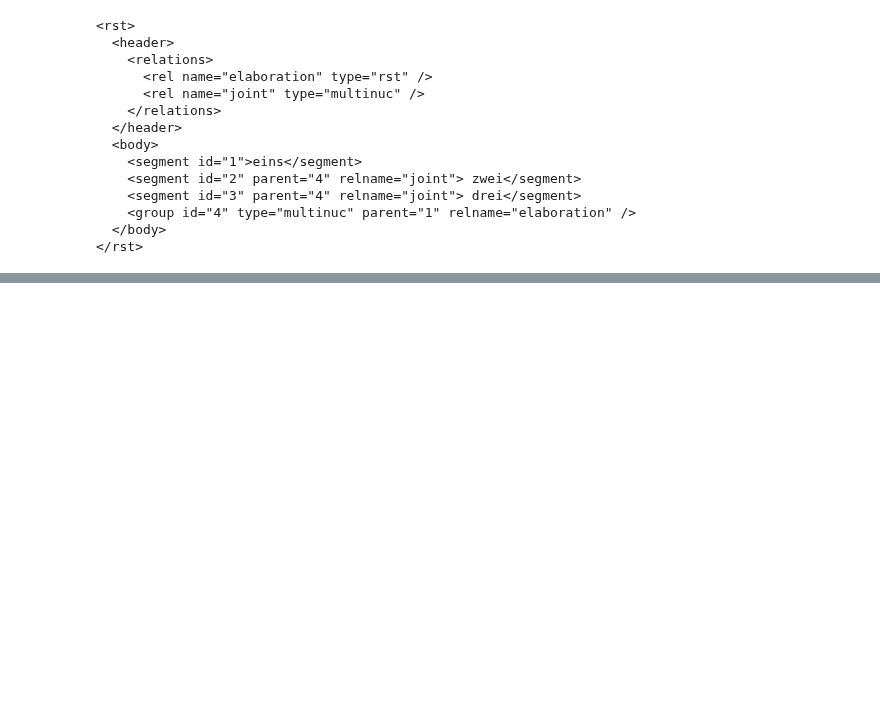
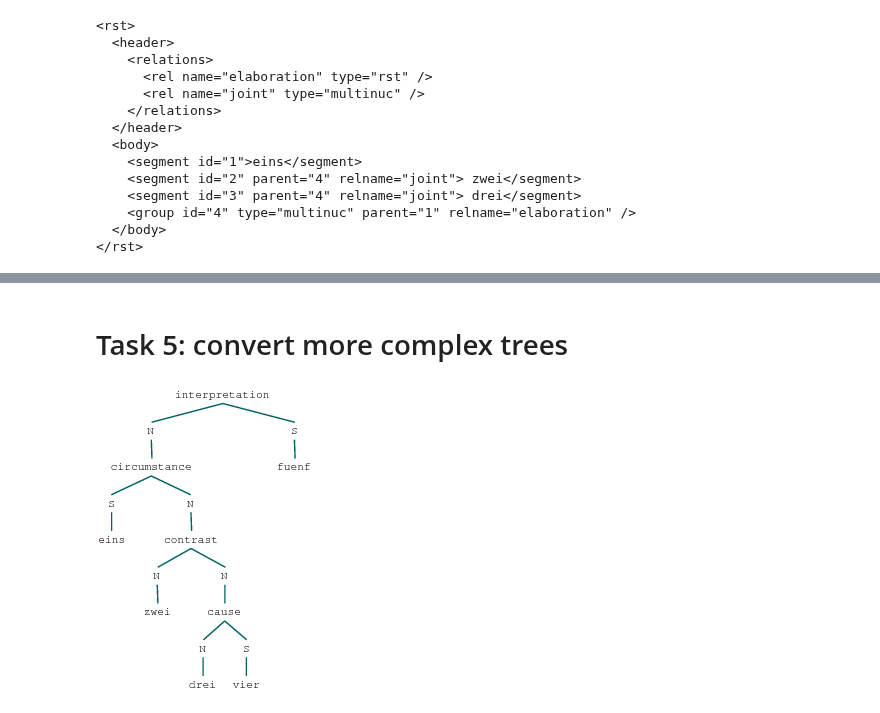
Before and after one commit to arne-cl/alt-mulig, a Jupyter notebook: discoursegraphs/tree-to-rs3/tree-to-rs3.ipynb, the cells around one changed output, grey strips where cells are left out. Saved outputs shown, nothing was run; the diff lists cells and outputs as text; code cells hidden in the pictures; blank space fills up the shorter version.

```diff
--- a/discoursegraphs/tree-to-rs3/tree-to-rs3.ipynb
+++ b/discoursegraphs/tree-to-rs3/tree-to-rs3.ipynb
@@ -322,0 +269,2 @@ printrs3('eins-zwei-drei-(elab-eins-from-(joint-zwei-and-drei).rs3')
+# %% [markdown]
+# Task 5: convert more complex trees
@@ -322,0 +274,9 @@ printrs3('eins-zwei-drei-(elab-eins-from-(joint-zwei-and-drei).rs3')
+# %%
+# example2tree('maz-6918-excerpt.rs3') # 12
+example2tree('maz-10575-excerpt.rs3') # 5
+# example2tree('maz-4472-excerpt.rs3') # 13
+# example2tree('maz-12666-excerpt.rs3') # 22
+# example2tree('maz-00001-excerpt.rs3') # 22
+# example2tree('maz-3367-excerpt.rs3') # 23
+# %% [output]
+[figure, added]
```
Also changed, not shown: parts of 46 cells of this notebook, 7 other files.
